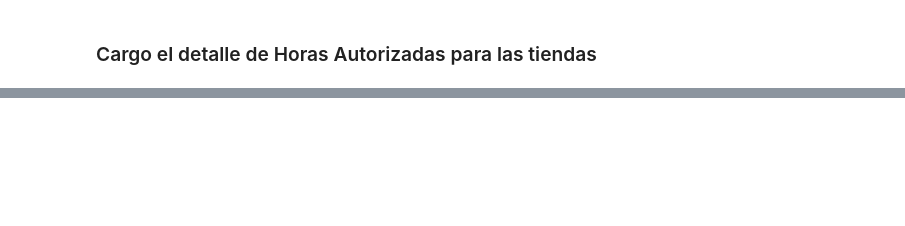
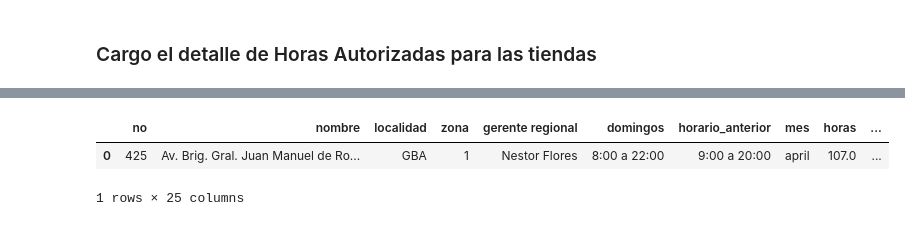
Before and after one commit to juanifmera/progresion, a Jupyter notebook: progresiones/horario_extendido.ipynb, the cells around one changed output, grey strips where cells are left out. Cells and saved outputs as stored; diff of their text form; code cells hidden in the pictures; blank space fills up the shorter version.

```diff
--- a/progresiones/horario_extendido.ipynb
+++ b/progresiones/horario_extendido.ipynb
@@ -123,0 +229,6 @@ pad
+# %%
+horas_autorizadas = pd.merge(horas_autorizadas, costo_horas_hombre[['no', 'mes', 'costo_hora_hombre']], on=['no', 'mes'], how='left')
+# %%
+horas_autorizadas['horas_adicionales_total_mes'] = horas_autorizadas['horas_adicionales_por_domingo'] * horas_autorizadas['cantidad_domingos']
+# %%
+horas_autorizadas['gasto_de_personal'] = horas_autorizadas['horas_adicionales_total_mes'] * horas_autorizadas['costo_hora_hombre']
@@ -123,0 +251,8 @@ pad
+# %%
+horas_autorizadas['roc'] = (horas_autorizadas['margen'] + horas_autorizadas['gastos_variables'] + horas_autorizadas['gasto_de_personal']).round(2)
+# %%
+horas_autorizadas.head(1)
+# %% [output]
+|  | no | nombre | localidad | zona | gerente regional | domingos | horario_anterior | mes | horas | ... |
+| 0 | 425 | Av. Brig. Gral. Juan Manuel de Ro... | GBA | 1 | Nestor Flores | 8:00 a 22:00 | 9:00 a 20:00 | april | 107.0 | ... |
+1 rows × 25 columns
```
Also changed, not shown: parts of 64 cells of this notebook, 1 other file.
